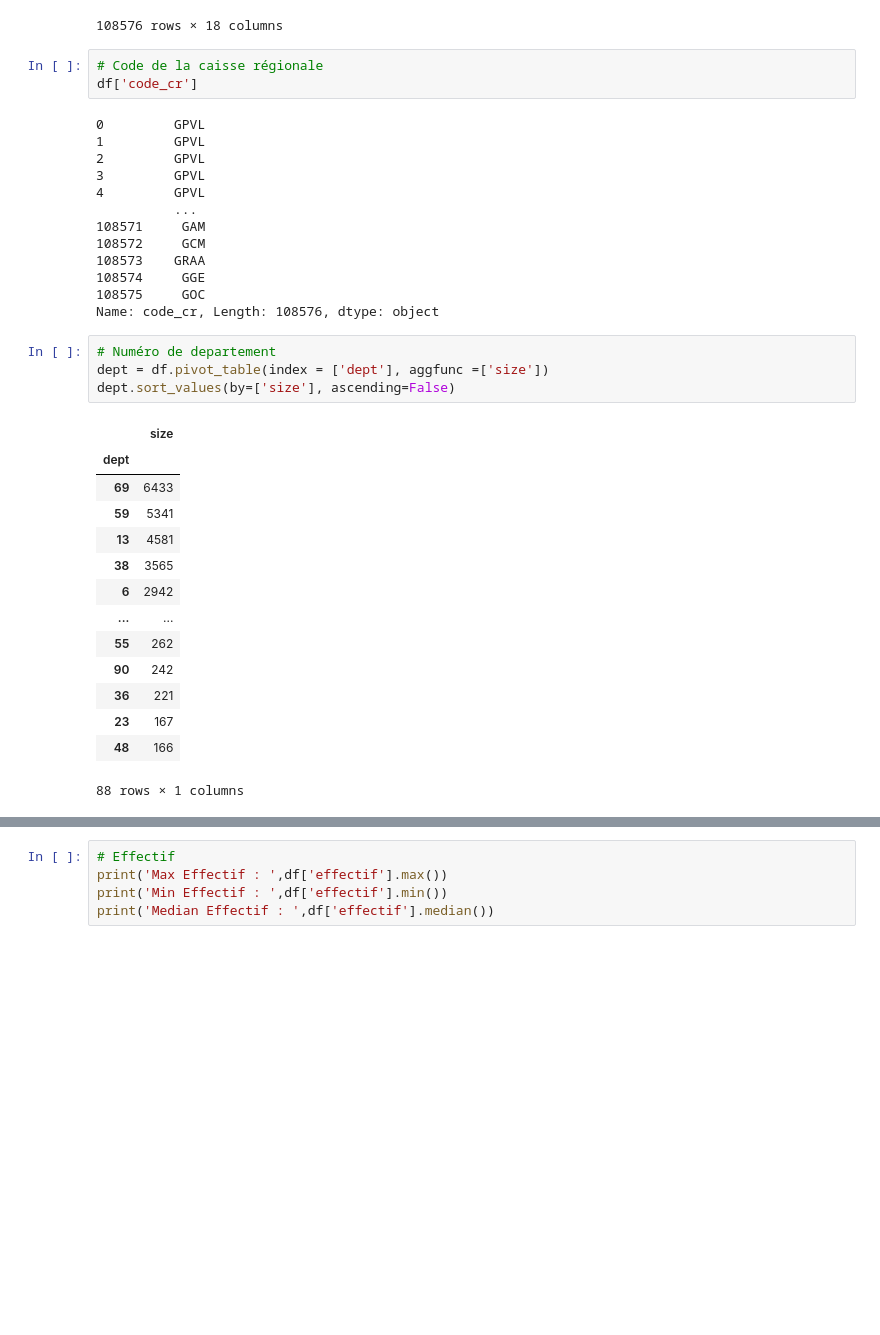
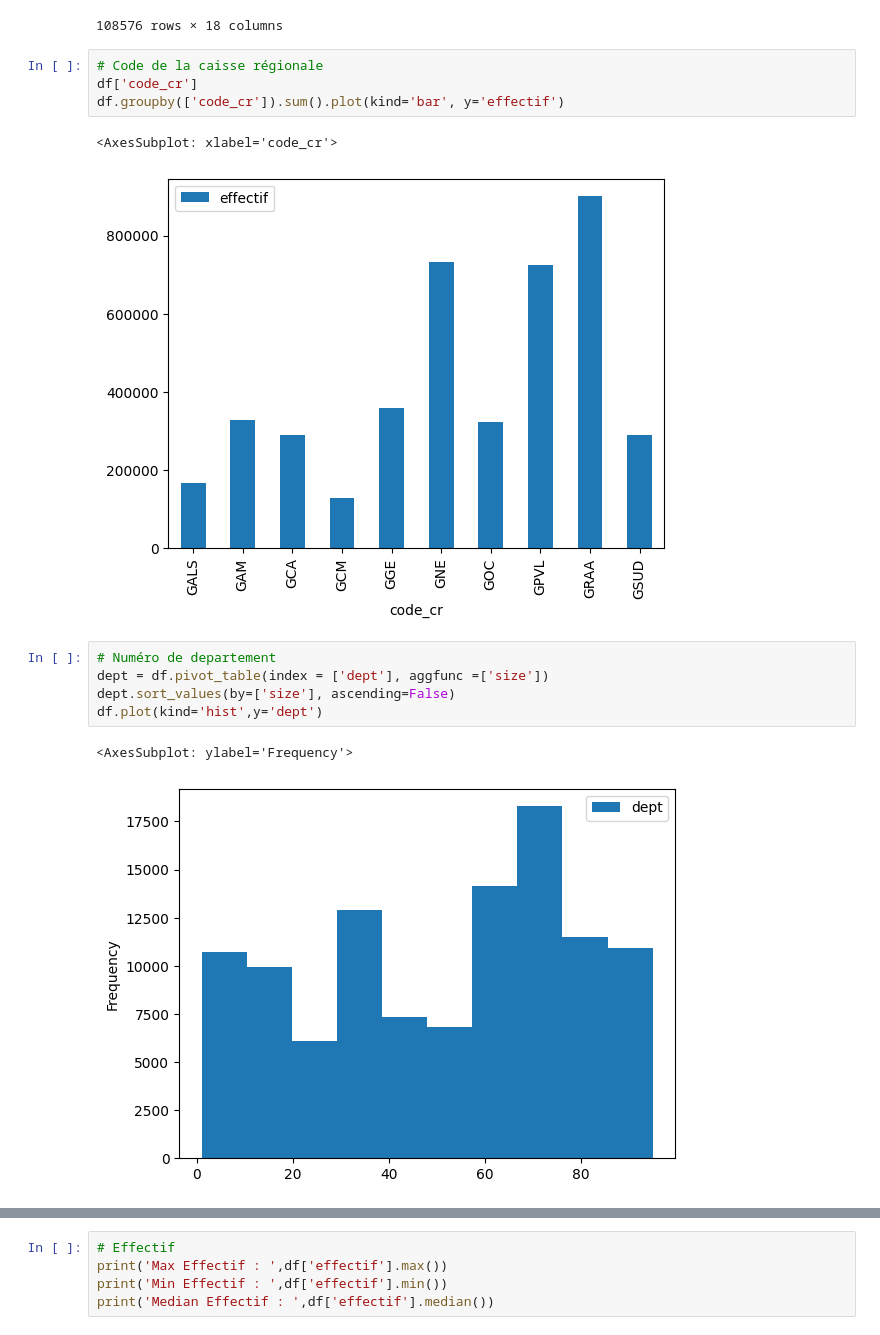
Before and after one commit to iammouadagr/app-bi-Prospect-compagnie-assurances, a Jupyter notebook: exploration.ipynb, the cells around one changed output, grey strips where cells are left out. Saved outputs shown, nothing was run; the diff lists cells and outputs as text; blank space fills up the shorter version.

Commit message:
feat(exploration): add charts

```diff
--- a/exploration.ipynb
+++ b/exploration.ipynb
@@ -24,35 +24,15 @@ df
 # %%
 # Code de la caisse régionale
 df['code_cr']
+df.groupby(['code_cr']).sum().plot(kind='bar', y='effectif')
 # %% [output]
-0         GPVL
-1         GPVL
-2         GPVL
-3         GPVL
-4         GPVL
-          ...
-108571     GAM
-108572     GCM
-108573    GRAA
-108574     GGE
-108575     GOC
-Name: code_cr, Length: 108576, dtype: object
+<AxesSubplot: xlabel='code_cr'>
+[figure, added]
 # %%
 # Numéro de departement
 dept = df.pivot_table(index = ['dept'], aggfunc =['size'])
 dept.sort_values(by=['size'], ascending=False)
+df.plot(kind='hist',y='dept')
 # %% [output]
-|  | size |
-| dept |  |
-| 69 | 6433 |
-| 59 | 5341 |
-| 13 | 4581 |
-| 38 | 3565 |
-| 6 | 2942 |
-| ... | ... |
-| 55 | 262 |
-| 90 | 242 |
-| 36 | 221 |
-| 23 | 167 |
-| 48 | 166 |
-88 rows × 1 columns
+<AxesSubplot: ylabel='Frequency'>
+[figure, added]
```
Also changed, not shown: parts of 4 cells of this notebook.
